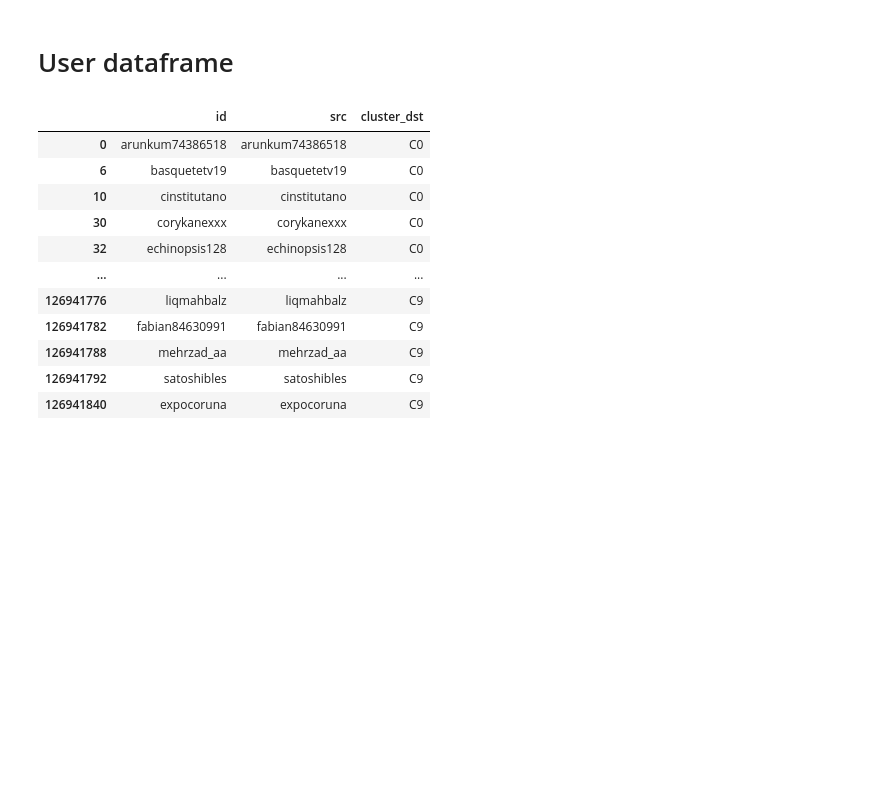
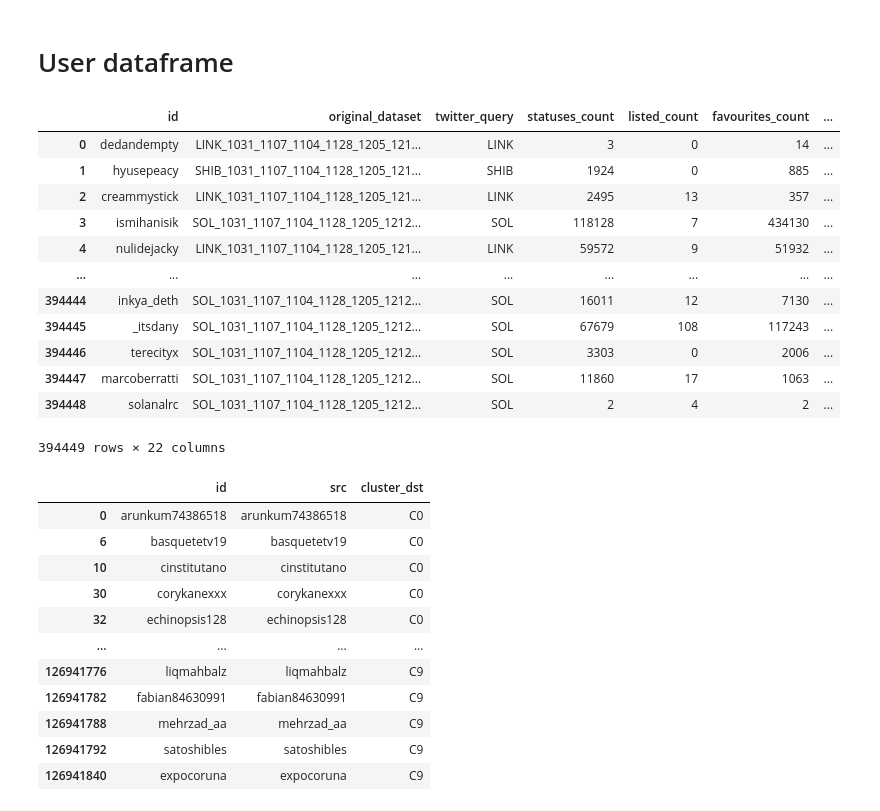
Before and after one commit to christianschwendner/coins_2122, a Jupyter notebook: Griffin_data/adjacency_matrix.ipynb, the cells around one changed output. Cells and saved outputs as stored; diff of their text form; code cells hidden in the pictures; blank space fills up the shorter version.

```diff
--- a/Griffin_data/adjacency_matrix.ipynb
+++ b/Griffin_data/adjacency_matrix.ipynb
@@ -46,6 +46,37 @@ df
 187926 rows × 12 columns
 # %% [markdown]
 # User dataframe
+# %%
+time_series_C0 = pd.read_csv('KeyWords_Final/time_series_C0.csv')
+time_series_C1 = pd.read_csv('KeyWords_Final/time_series_C1.csv')
+time_series_C2 = pd.read_csv('KeyWords_Final/time_series_C2.csv')
+time_series_C3 = pd.read_csv('KeyWords_Final/time_series_C3.csv')
+time_series_C4 = pd.read_csv('KeyWords_Final/time_series_C4.csv')
+time_series_C5 = pd.read_csv('KeyWords_Final/time_series_C5.csv')
+time_series_C6 = pd.read_csv('KeyWords_Final/time_series_C6.csv')
+time_series_C7 = pd.read_csv('KeyWords_Final/time_series_C7.csv')
+time_series_C8 = pd.read_csv('KeyWords_Final/time_series_C8.csv')
+time_series_C9 = pd.read_csv('KeyWords_Final/time_series_C9.csv')
+# %%
+time_files = [time_series_C1, time_series_C2,time_series_C3, time_series_C4, time_series_C5,
+              time_series_C6, time_series_C7, time_series_C8, time_series_C9]
+time_series_all = time_series_C0.append(time_files, ignore_index=True)
+time_series_all.drop_duplicates(inplace=True)
+time_series_all
+# %% [output]
+|  | id | original_dataset | twitter_query | statuses_count | listed_count | favourites_count | ... |
+| 0 | dedandempty | LINK_1031_1107_1104_1128_1205_121... | LINK | 3 | 0 | 14 | ... |
+| 1 | hyusepeacy | SHIB_1031_1107_1104_1128_1205_121... | SHIB | 1924 | 0 | 885 | ... |
+| 2 | creammystick | LINK_1031_1107_1104_1128_1205_121... | LINK | 2495 | 13 | 357 | ... |
+| 3 | ismihanisik | SOL_1031_1107_1104_1128_1205_1212... | SOL | 118128 | 7 | 434130 | ... |
+| 4 | nulidejacky | LINK_1031_1107_1104_1128_1205_121... | LINK | 59572 | 9 | 51932 | ... |
+| ... | ... | ... | ... | ... | ... | ... | ... |
+| 394444 | inkya_deth | SOL_1031_1107_1104_1128_1205_1212... | SOL | 16011 | 12 | 7130 | ... |
+| 394445 | _itsdany | SOL_1031_1107_1104_1128_1205_1212... | SOL | 67679 | 108 | 117243 | ... |
+| 394446 | terecityx | SOL_1031_1107_1104_1128_1205_1212... | SOL | 3303 | 0 | 2006 | ... |
+| 394447 | marcoberratti | SOL_1031_1107_1104_1128_1205_1212... | SOL | 11860 | 17 | 1063 | ... |
+| 394448 | solanalrc | SOL_1031_1107_1104_1128_1205_1212... | SOL | 2 | 4 | 2 | ... |
+394449 rows × 22 columns
 # %%
 user_dst = df['dst']
 user_src = df['src']
```
Also changed, not shown: parts of 10 cells of this notebook, 12 other files.
